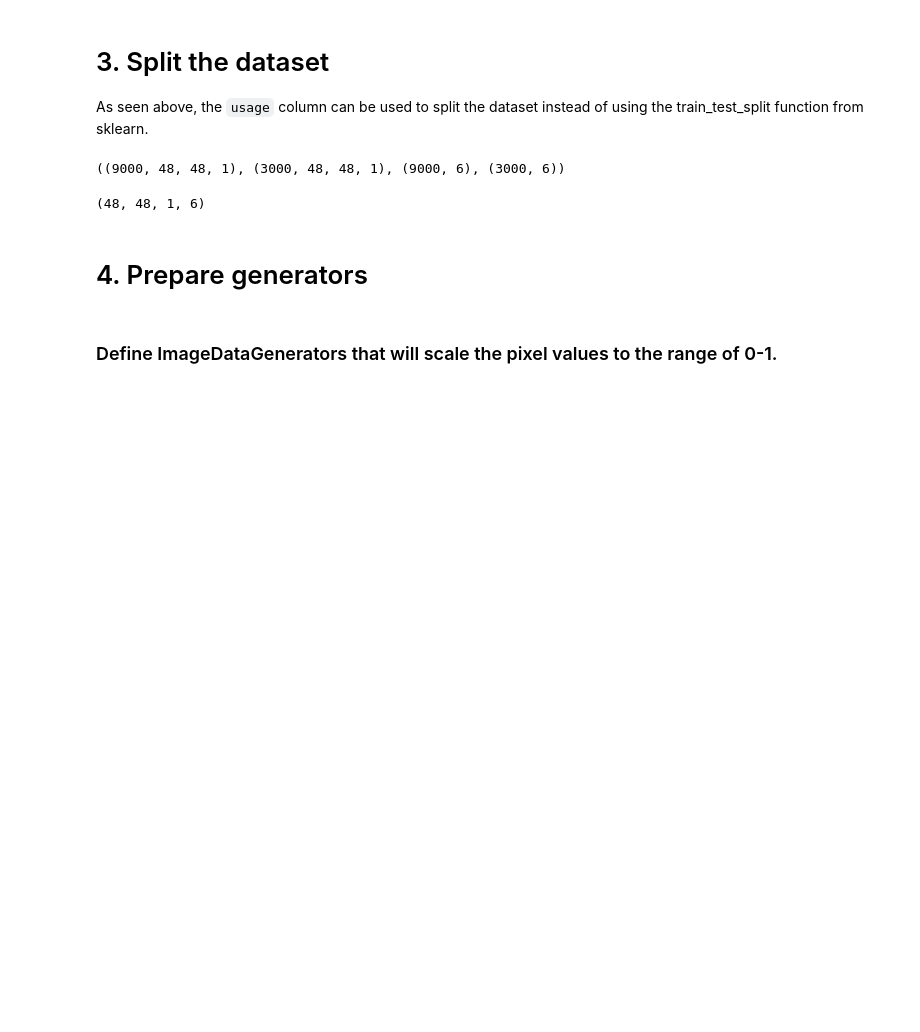
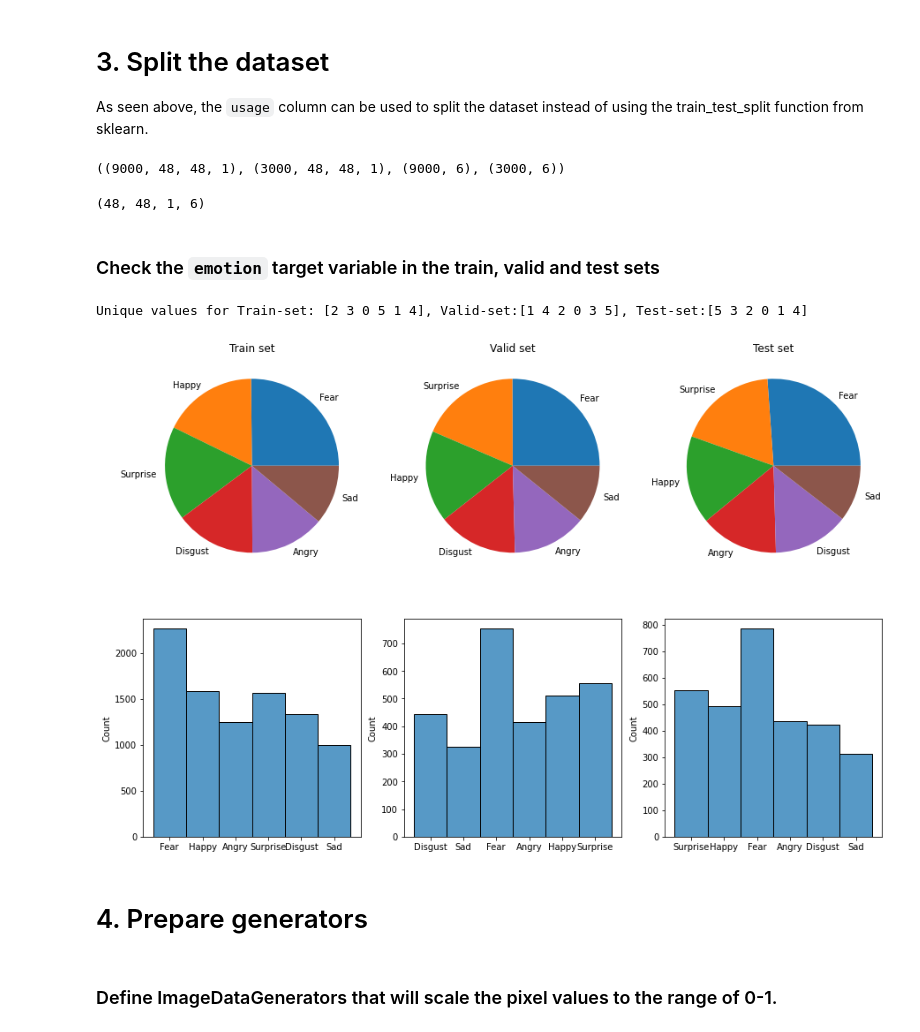
Before and after one commit to Valkea/ML_Facial_Expression_Recognition, a Jupyter notebook: notebook-01-EDA.ipynb, the cells around one changed output. Cells and saved outputs as stored; diff of their text form; code cells hidden in the pictures; blank space fills up the shorter version.

Commit message:
refactor: add post split data distribution charts

```diff
--- a/notebook-01-EDA.ipynb
+++ b/notebook-01-EDA.ipynb
@@ -327,6 +328,48 @@ num_classes = y_train.shape[1]
 img_width, img_height, img_depth, num_classes
 # %% [output]
 (48, 48, 1, 6)
+# %% [markdown]
+### Check the `emotion` target variable in the train, valid and test sets<a class="anchor" id="P03_target_variable"></a>
+# %%
+print(f"Unique values for Train-set: {pd.Series(np.argmax(y_train,1)).unique()}, Valid-set:{pd.Series(np.argmax(y_valid,1)).unique()}, Test-set:{pd.Series(np.argmax(y_test,1)).unique()}")
+# %% [output]
+Unique values for Train-set: [2 3 0 5 1 4], Valid-set:[1 4 2 0 3 5], Test-set:[5 3 2 0 1 4]
+# %%
+fig = plt.figure(figsize=[15,10])
+
+plt.subplot(2,3,1)
+ref1 = pd.Series(np.argmax(y_train,1))
+check = ref1.value_counts()
+plt.pie(list(check), labels=check.keys().map(emotion_names))
+plt.title("Train set")
+
+plt.subplot(2,3,2)
+ref2 = pd.Series(np.argmax(y_valid,1))
+check = ref2.value_counts()
+plt.pie(list(check), labels=check.keys().map(emotion_names))
+plt.title("Valid set")
+
+plt.subplot(2,3,3)
+ref3 = pd.Series(np.argmax(y_test,1))
+check = ref3.value_counts()
+plt.pie(list(check), labels=check.keys().map(emotion_names))
+plt.title("Test set")
+
+plt.subplot(2,3,4)
+sns.histplot(ref1.map(emotion_names))
+
+plt.subplot(2,3,5)
+sns.histplot(ref2.map(emotion_names))
+
+plt.subplot(2,3,6)
+sns.histplot(ref3.map(emotion_names))
+
+plt.show()
+
+#for i, n, v in zip(check.keys(),check.keys().map(emotion_names), check.values):
+#    print(f"({i}) {n:8} => {v:4}")
+# %% [output]
+[figure, added]
 # %% [markdown]
 # 4. Prepare generators <a class="anchor" id="P04"></a>
 # %%
```
Also changed, not shown: parts of 1 cell of this notebook.
